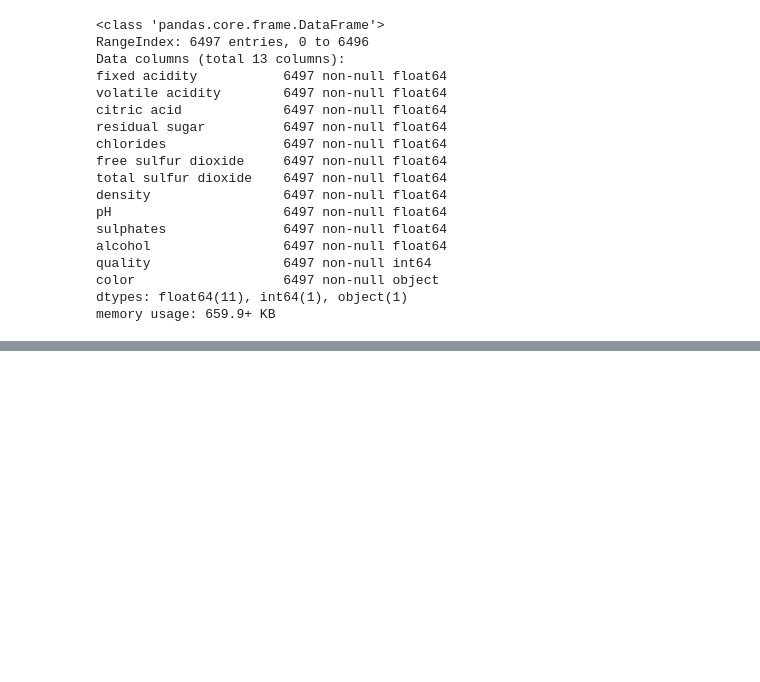
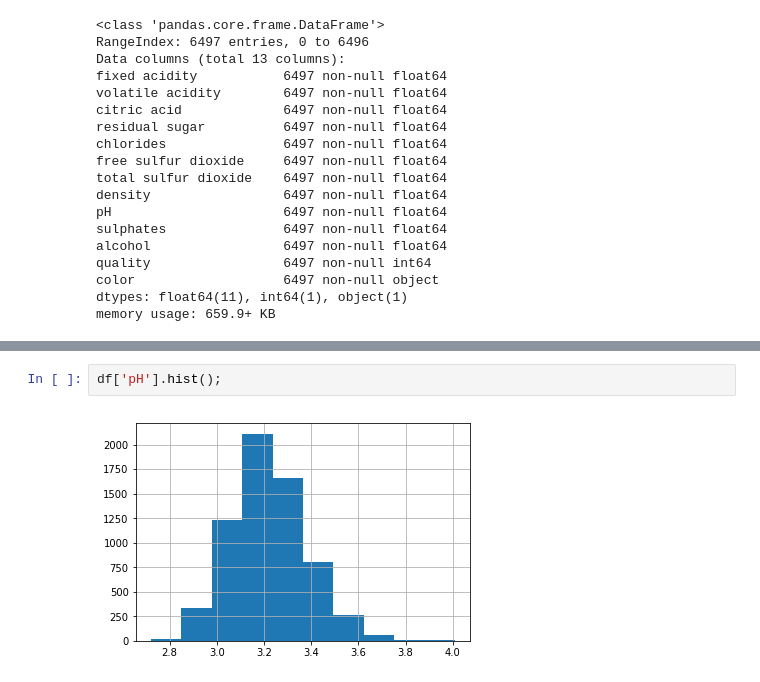
Before and after one commit to AprilYoungs/python-tools, a Jupyter notebook: wine_analize/case_one_wine_analize.ipynb, the cells around one changed output, grey strips where cells are left out. Drawn from its saved outputs; the diff is of its cells as text; blank space fills up the shorter version.

```diff
--- a/wine_analize/case_one_wine_analize.ipynb
+++ b/wine_analize/case_one_wine_analize.ipynb
@@ -266,0 +367,4 @@ memory usage: 659.9+ KB
+# %%
+df['pH'].hist();
+# %% [output]
+[figure, added]
```
Also changed, not shown: parts of 66 cells of this notebook, 1 other file.
